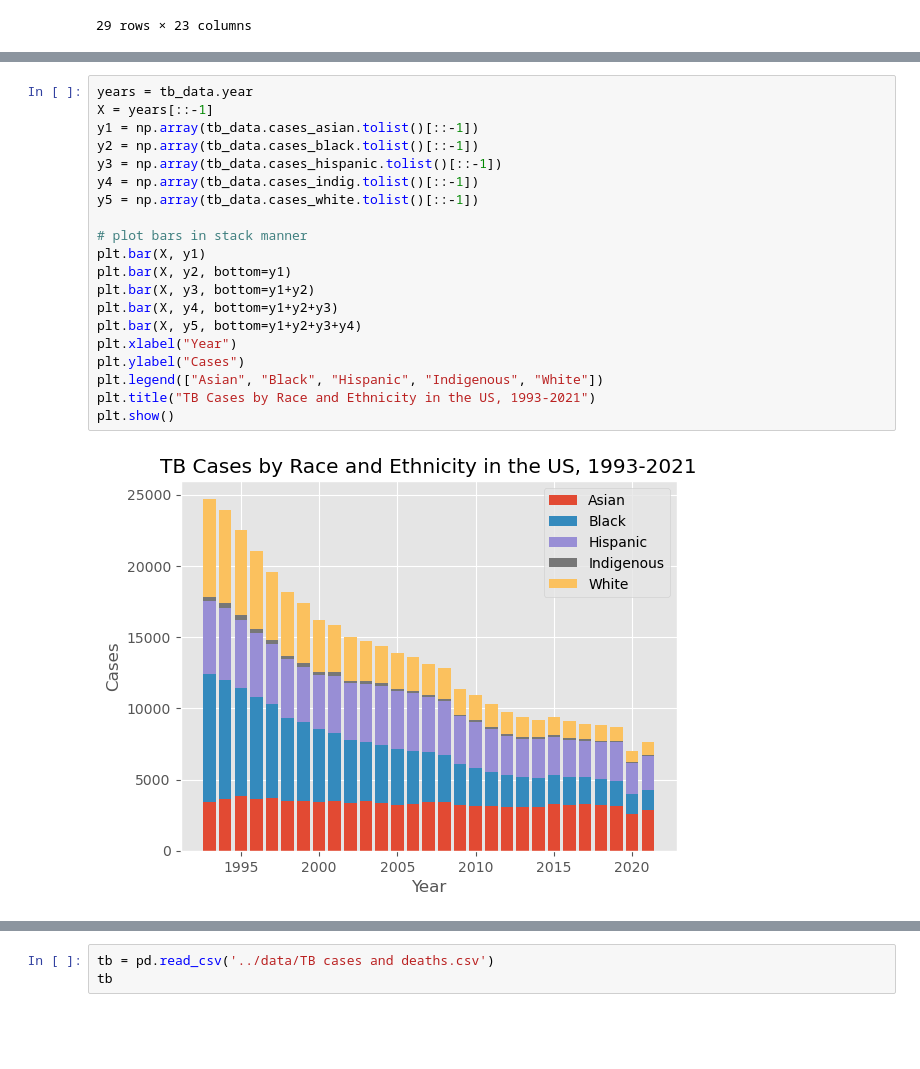
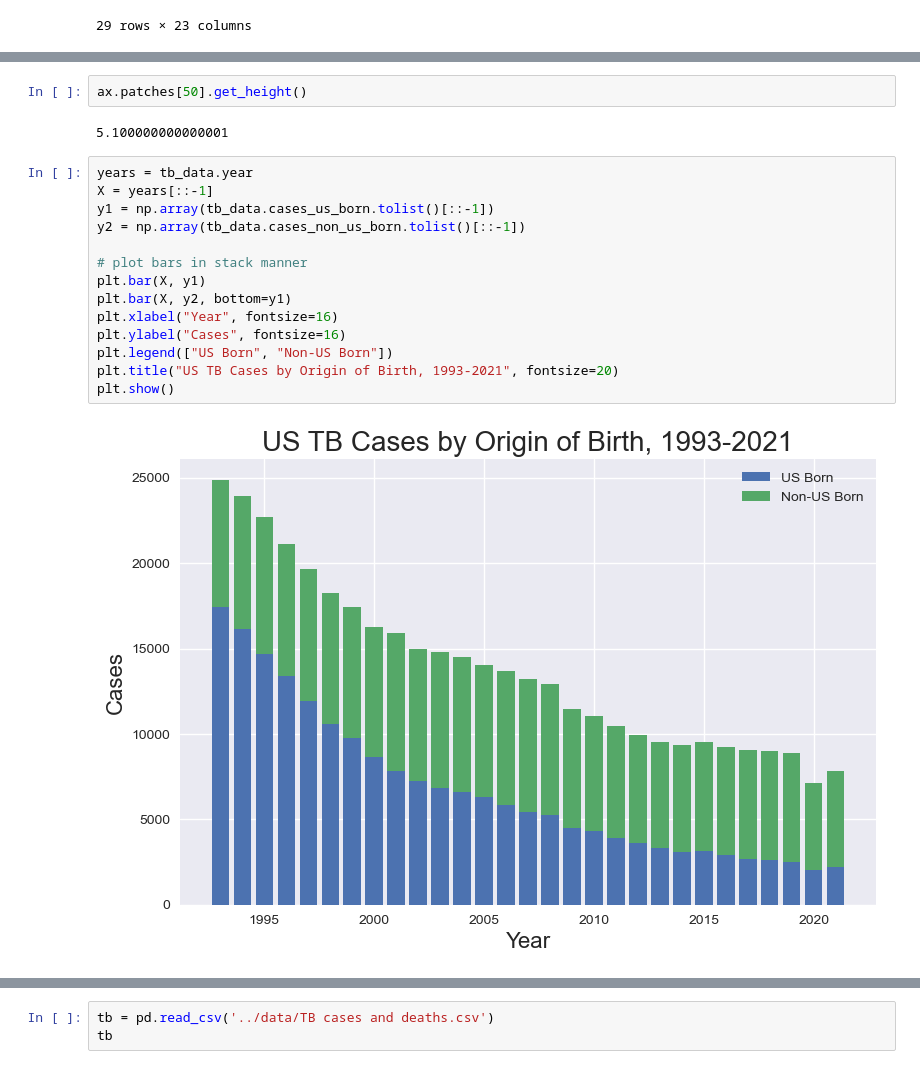
Before and after one commit to datascisteven/Omdena-Tuberculosis-Image-Classification-Project, a Jupyter notebook: notebooks/statistics.ipynb, the cells around one changed output, grey strips where cells are left out. Cells and saved outputs as stored; diff of their text form; blank space fills up the shorter version.

Commit message:
update images and Readme doc

```diff
--- a/notebooks/statistics.ipynb
+++ b/notebooks/statistics.ipynb
@@ -29,22 +106,20 @@ tb_data
+# %%
+ax.patches[50].get_height()
+# %% [output]
+5.100000000000001
 # %%
 years = tb_data.year
 X = years[::-1]
-y1 = np.array(tb_data.cases_asian.tolist()[::-1])
-y2 = np.array(tb_data.cases_black.tolist()[::-1])
-y3 = np.array(tb_data.cases_hispanic.tolist()[::-1])
-y4 = np.array(tb_data.cases_indig.tolist()[::-1])
-y5 = np.array(tb_data.cases_white.tolist()[::-1])
+y1 = np.array(tb_data.cases_us_born.tolist()[::-1])
+y2 = np.array(tb_data.cases_non_us_born.tolist()[::-1])
 
 # plot bars in stack manner
 plt.bar(X, y1)
 plt.bar(X, y2, bottom=y1)
-plt.bar(X, y3, bottom=y1+y2)
-plt.bar(X, y4, bottom=y1+y2+y3)
-plt.bar(X, y5, bottom=y1+y2+y3+y4)
-plt.xlabel("Year")
-plt.ylabel("Cases")
-plt.legend(["Asian", "Black", "Hispanic", "Indigenous", "White"])
-plt.title("TB Cases by Race and Ethnicity in the US, 1993-2021")
+plt.xlabel("Year", fontsize=16)
+plt.ylabel("Cases", fontsize=16)
+plt.legend(["US Born", "Non-US Born"])
+plt.title("US TB Cases by Origin of Birth, 1993-2021", fontsize=20)
 plt.show()
 # %% [output]
-[figure, old version]
+[figure, new version]
```
Also changed, not shown: parts of 9 cells of this notebook, 13 other files.
